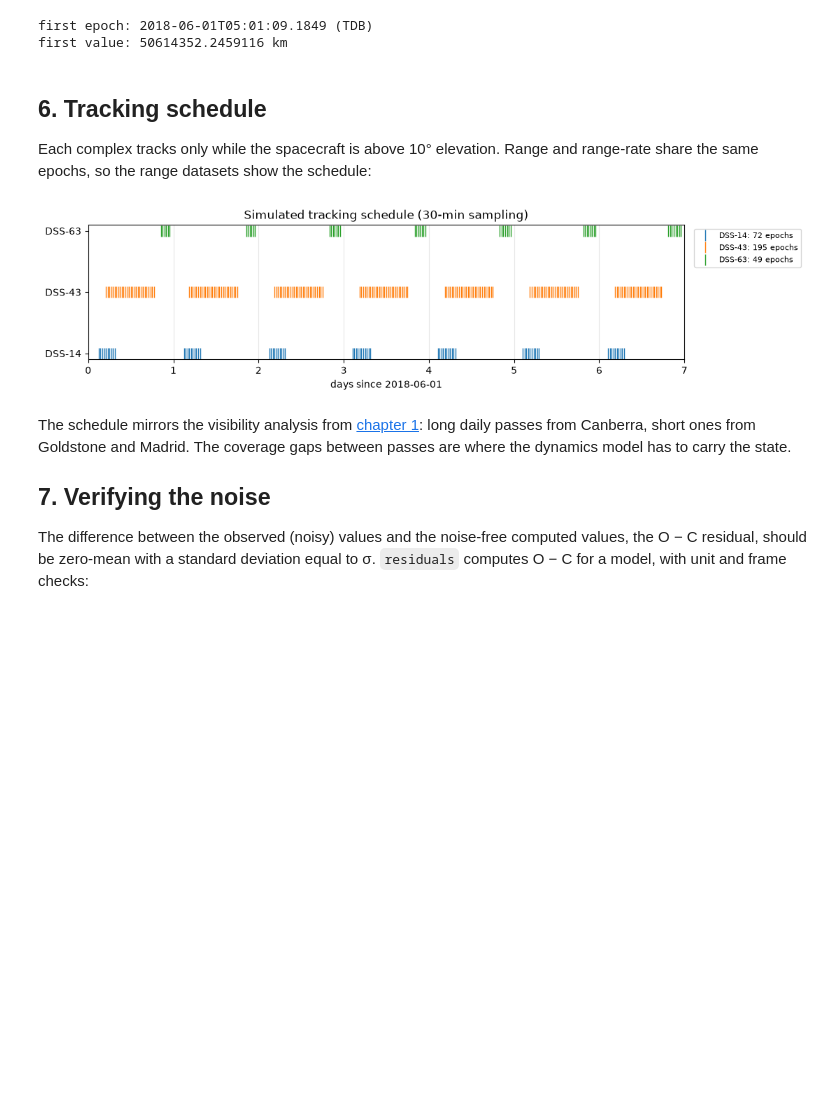
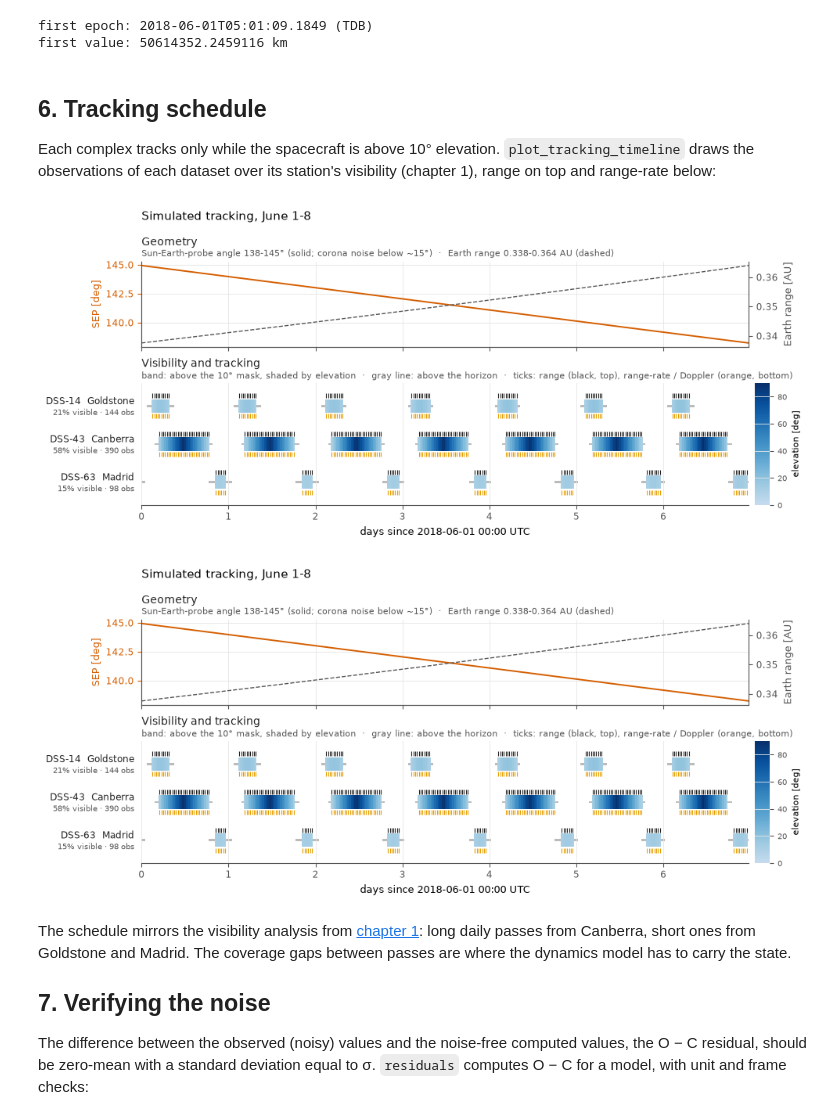
Before and after one commit to CCAR-ORCCA/scarabaeus, a Jupyter notebook: tutorials/v2/03_tracking_data.ipynb, the cells around one changed output. Drawn from its saved outputs; the diff is of its cells as text; code cells hidden in the pictures; blank space fills up the shorter version.

```diff
--- a/tutorials/v2/03_tracking_data.ipynb
+++ b/tutorials/v2/03_tracking_data.ipynb
@@ -121,11 +125,19 @@ scheduler = scb.MeasurementScheduler(
     noisy=True,
     output_dir=str(out),
 )
-tracking = scb.MeasurementSpec.many(*[
-    scheduler.schedule(model.instrument, type(model), sigma=model.sigma, name=model.name,
-                       dataset_name=model.name, file_name=model.name.replace(" ", "_"))
-    for model in models
-])
+tracking = scb.MeasurementSpec.many(
+    *[
+        scheduler.schedule(
+            model.instrument,
+            type(model),
+            sigma=model.sigma,
+            name=model.name,
+            dataset_name=model.name,
+            file_name=model.name.replace(" ", "_"),
+        )
+        for model in models
+    ]
+)
 
 print(sorted(p.name for p in out.iterdir()))
 # %% [output]
@@ -190,24 +198,19 @@ first value: 50614352.2459116 km
 # %% [markdown]
 ## 6. Tracking schedule
 
-Each complex tracks only while the spacecraft is above 10° elevation. Range and range-rate share the same epochs, so the range datasets show the schedule:
+Each complex tracks only while the spacecraft is above 10° elevation. `plot_tracking_timeline` draws the observations of each dataset over its station's visibility (chapter 1), range on top and range-rate below:
-# %%
-fig, ax = plt.subplots(figsize=(11, 2.5))
-for row, dss in enumerate(stations):
-    t_obs = observed[f"{dss} range"].meas_time_et
-    t_days = (t_obs - epochs[0]).convert_to(day).values
-    ax.plot(t_days, [row] * t_obs.size, "|", ms=12, label=f"{dss}: {t_obs.size} epochs")
-ax.set(
-    yticks=range(len(stations)),
-    yticklabels=list(stations),
-    xlabel="days since 2018-06-01",
-    xlim=(0, 7),
-    title="Simulated tracking schedule (30-min sampling)",
-)
-ax.legend(loc="upper left", bbox_to_anchor=(1.01, 1), fontsize=8)
-ax.grid(axis="x", alpha=0.3)
-# %% [output]
-[figure, removed]
+# %%
+from plotting_prototype import (
+    plot_residuals,
+    plot_tracking_timeline,
+)  # 🔵 TODO: prototype plots (plotting_prototype.py), to be upstreamed into scb.Plotting
+
+plot_tracking_timeline(
+    stations, orex, epochs, observations=tracking, title="Simulated tracking, June 1-8"
+)
+# %% [output]
+[figure, added]
+[figure, added]
 # %% [markdown]
 The schedule mirrors the visibility analysis from [chapter 1](01_scenario.ipynb): long daily passes from Canberra, short ones from Goldstone and Madrid. The coverage gaps between passes are where the dynamics model has to carry the state.
 
```
Also changed, not shown: parts of 7 cells of this notebook, 14 other files.
